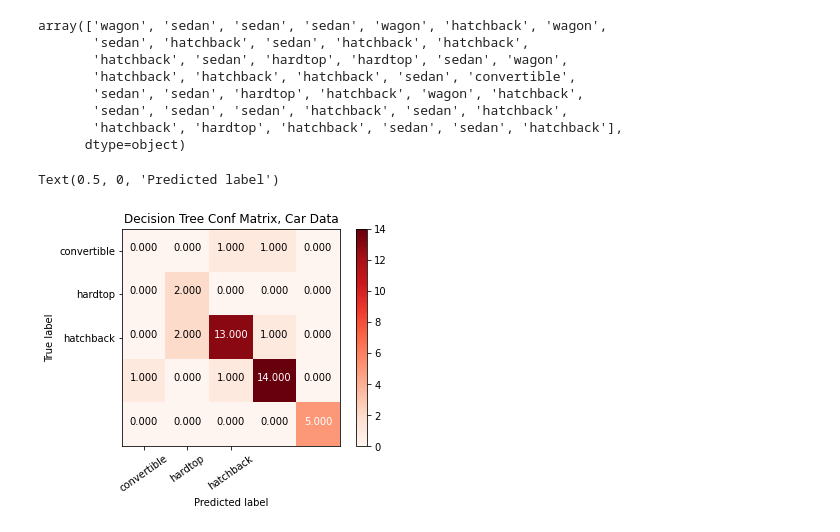
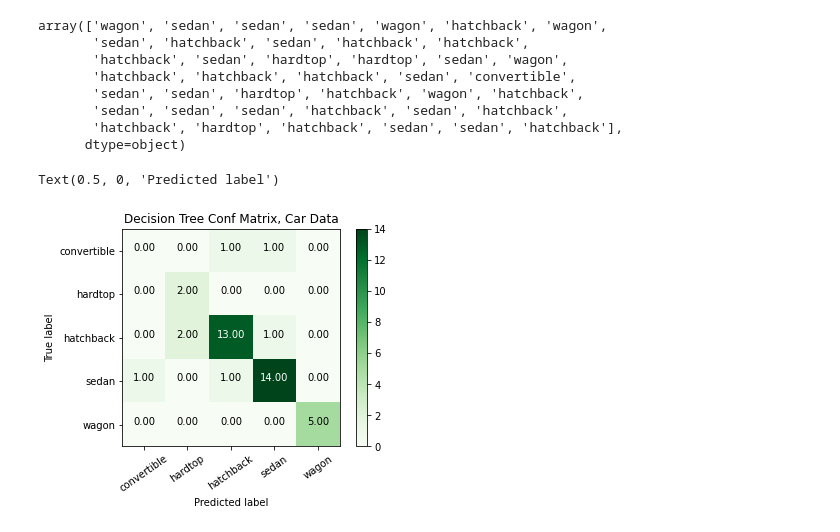
Before and after one commit to Katlynn23/Project1, a Jupyter notebook: Project1.ipynb, the cells around one changed output. Cells and saved outputs as stored; diff of their text form; code cells hidden in the pictures.

```diff
--- a/Project1.ipynb
+++ b/Project1.ipynb
@@ -449,19 +449,19 @@ array(['wagon', 'sedan', 'sedan', 'sedan', 'wagon', 'hatchback', 'wagon',
 # %%
 import itertools
 
 cm=metrics.confusion_matrix(test_sln,predictions2)
-plt.imshow(cm, interpolation='nearest',cmap=plt.cm.Reds)
+plt.imshow(cm, interpolation='nearest',cmap=plt.cm.Greens)
 plt.title('Decision Tree Conf Matrix, Car Data')
 plt.colorbar()
-plt.xticks([0,1,2], dt.classes_,rotation=35)
-plt.yticks([0,1,2], dt.classes_)
-thresh = cm.max() / 3.
+plt.xticks([0,1,2,3,4], dt.classes_,rotation=35)
+plt.yticks([0,1,2,3,4], dt.classes_)
+thresh = cm.max() / 2.
 for i, j in itertools.product(range(cm.shape[0]), range(cm.shape[1])):
-        plt.text(j, i, format(cm[i, j], '.3f'),
+        plt.text(j, i, format(cm[i, j], '.2f'),
                 horizontalalignment="center",
                 color="white" if cm[i, j] > thresh else "black")
 plt.ylabel('True label')
 plt.xlabel('Predicted label')
 # %% [output]
 Text(0.5, 0, 'Predicted label')
-[figure, old version]
+[figure, new version]
```
